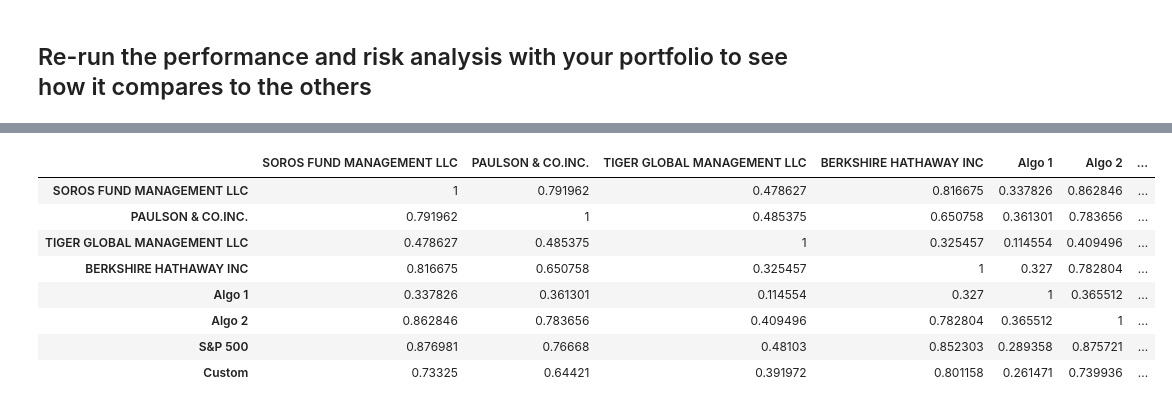
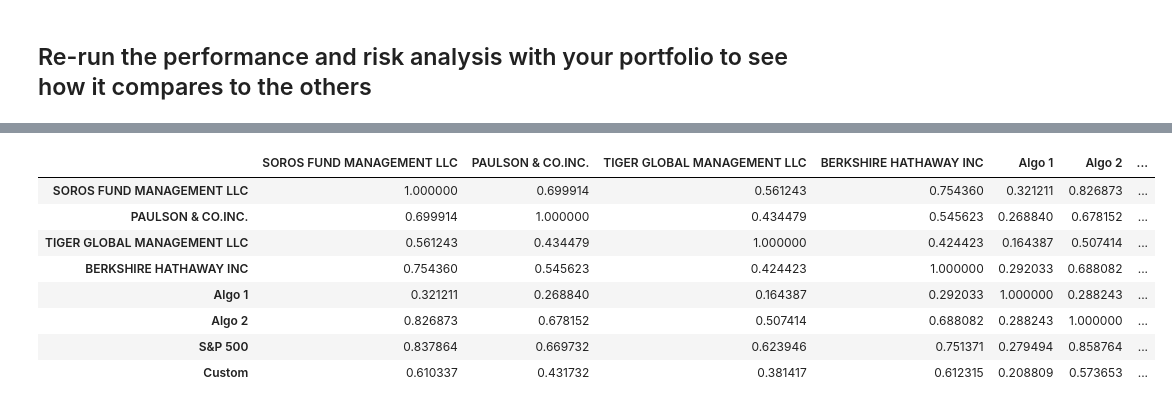
Before and after one commit to klleung72781/fintech_bootcamp, a Jupyter notebook: python-homework/04-Pandas/Instructions/Starter_Code/whale_analysis.ipynb, the cells around one changed output, grey strips where cells are left out. Drawn from its saved outputs; the diff is of its cells as text; code cells hidden in the pictures.

```diff
--- a/python-homework/04-Pandas/Instructions/Starter_Code/whale_analysis.ipynb
+++ b/python-homework/04-Pandas/Instructions/Starter_Code/whale_analysis.ipynb
@@ -457,0 +456,5 @@ In this section, you will build your own portfolio of stocks, calculate the retu
+# %%
+# Drop Nulls
+custom_pivoted = custom_pivoted.pct_change()
+custom_pivoted.dropna(inplace=True)
+custom_pivoted.head()
@@ -471,0 +471,6 @@ dtype: float64
+# %%
+# Calculate weighted portfolio returns
+# Even weight across 3 stocks
+even_weights = list(map(lambda x: 1/len(custom_pivoted.columns), custom_pivoted.columns))
+custom_pivoted['Custom'] = custom_pivoted.dot(even_weights)
+custom_pivoted.head()
@@ -473,7 +486,9 @@ dtype: float64
 ## Join your portfolio returns to the DataFrame that contains all of the portfolio returns
 # %%
 # Add your "Custom" portfolio to the larger dataframe of fund returns
-# YOUR CODE HERE
+
+final_portfolio_df = pd.concat([portfolio_returns, custom_pivoted["Custom"]], axis="columns", join="outer")
+final_portfolio_df.head()
 # %% [output]
 |  | SOROS FUND MANAGEMENT LLC | PAULSON & CO.INC. | TIGER GLOBAL MANAGEMENT LLC | BERKSHIRE HATHAWAY INC | Algo 1 | Algo 2 | ... |
 | Date |  |  |  |  |  |  | ... |
@@ -485,3 +500,4 @@ dtype: float64
 # %%
 # Only compare dates where return data exists for all the stocks (drop NaNs)
-# YOUR CODE HERE
+final_portfolio_df.dropna(inplace=True)
+final_portfolio_df.head()
@@ -528,13 +558,15 @@ dtype: float64
 # %%
 # Create a correlation analysis
-# YOUR CODE HERE
+## A correlation table.
+final_returns_correlation = final_portfolio_df.corr()
+final_returns_correlation
 # %% [output]
 |  | SOROS FUND MANAGEMENT LLC | PAULSON & CO.INC. | TIGER GLOBAL MANAGEMENT LLC | BERKSHIRE HATHAWAY INC | Algo 1 | Algo 2 | ... |
-| SOROS FUND MANAGEMENT LLC | 1 | 0.791962 | 0.478627 | 0.816675 | 0.337826 | 0.862846 | ... |
-| PAULSON & CO.INC. | 0.791962 | 1 | 0.485375 | 0.650758 | 0.361301 | 0.783656 | ... |
-| TIGER GLOBAL MANAGEMENT LLC | 0.478627 | 0.485375 | 1 | 0.325457 | 0.114554 | 0.409496 | ... |
-| BERKSHIRE HATHAWAY INC | 0.816675 | 0.650758 | 0.325457 | 1 | 0.327 | 0.782804 | ... |
-| Algo 1 | 0.337826 | 0.361301 | 0.114554 | 0.327 | 1 | 0.365512 | ... |
-| Algo 2 | 0.862846 | 0.783656 | 0.409496 | 0.782804 | 0.365512 | 1 | ... |
-| S&P 500 | 0.876981 | 0.76668 | 0.48103 | 0.852303 | 0.289358 | 0.875721 | ... |
-| Custom | 0.73325 | 0.64421 | 0.391972 | 0.801158 | 0.261471 | 0.739936 | ... |
+| SOROS FUND MANAGEMENT LLC | 1.000000 | 0.699914 | 0.561243 | 0.754360 | 0.321211 | 0.826873 | ... |
+| PAULSON & CO.INC. | 0.699914 | 1.000000 | 0.434479 | 0.545623 | 0.268840 | 0.678152 | ... |
+| TIGER GLOBAL MANAGEMENT LLC | 0.561243 | 0.434479 | 1.000000 | 0.424423 | 0.164387 | 0.507414 | ... |
+| BERKSHIRE HATHAWAY INC | 0.754360 | 0.545623 | 0.424423 | 1.000000 | 0.292033 | 0.688082 | ... |
+| Algo 1 | 0.321211 | 0.268840 | 0.164387 | 0.292033 | 1.000000 | 0.288243 | ... |
+| Algo 2 | 0.826873 | 0.678152 | 0.507414 | 0.688082 | 0.288243 | 1.000000 | ... |
+| S&P 500 | 0.837864 | 0.669732 | 0.623946 | 0.751371 | 0.279494 | 0.858764 | ... |
+| Custom | 0.610337 | 0.431732 | 0.381417 | 0.612315 | 0.208809 | 0.573653 | ... |
```
Also changed, not shown: parts of 27 cells of this notebook, 5 other files.
